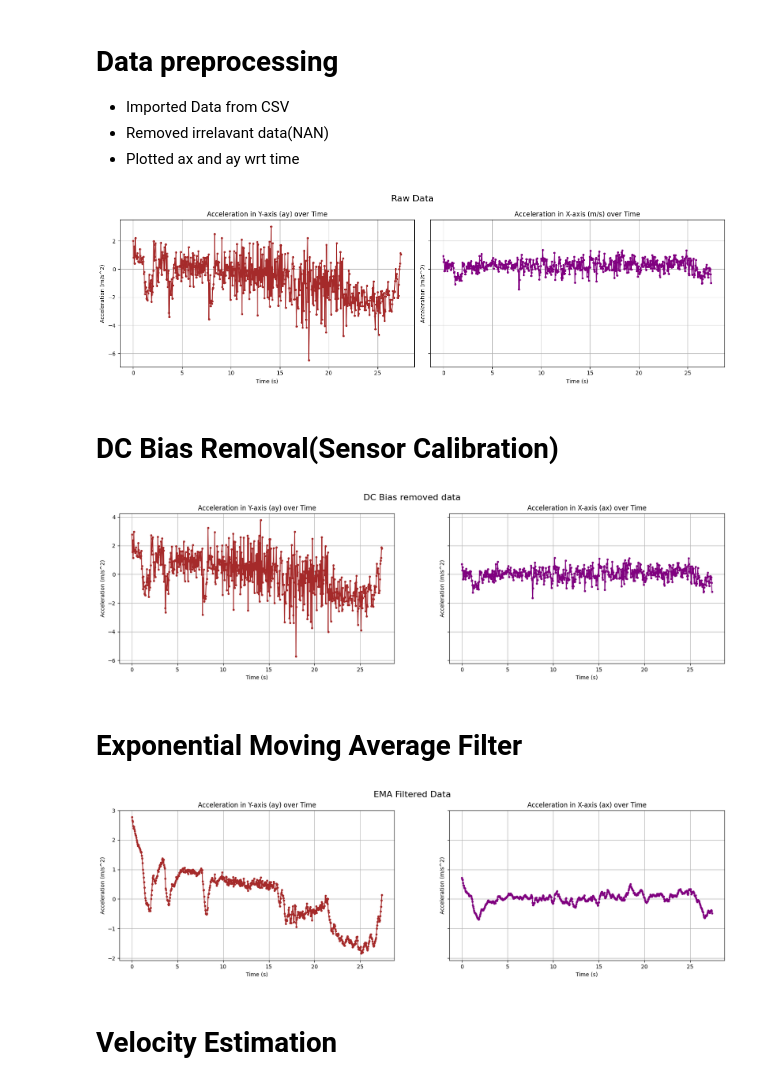
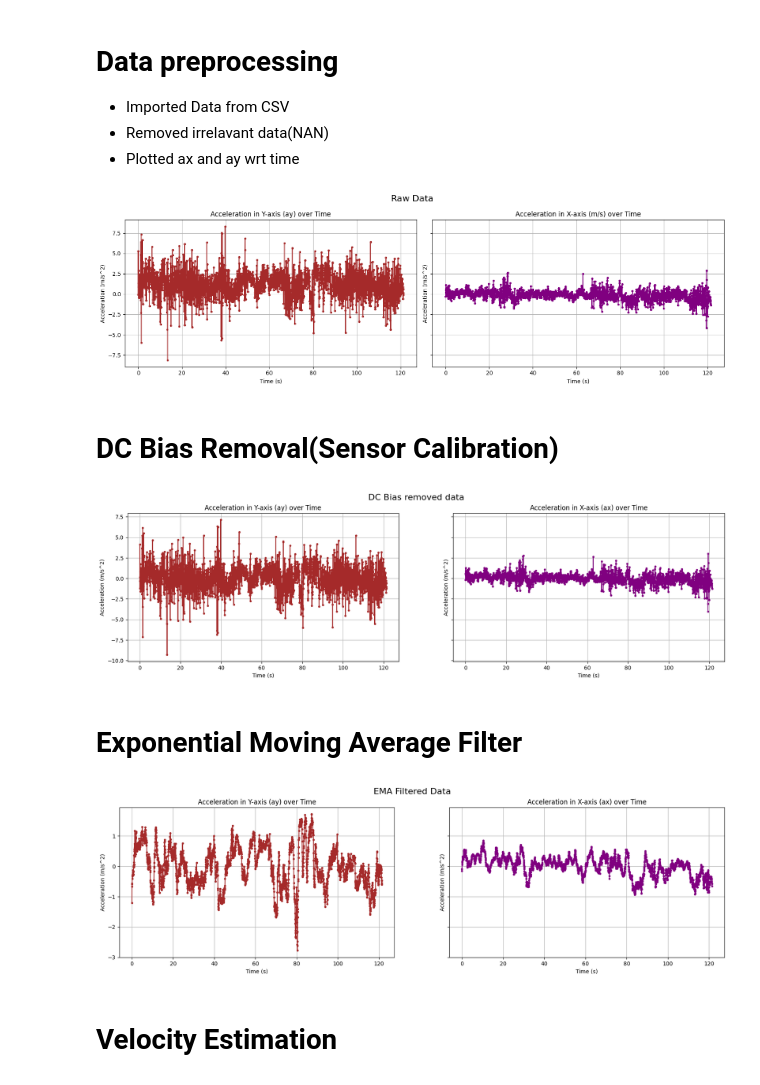
Before and after one commit to KarthickPandianPV/PATH-ESTIMATION, a Jupyter notebook: main.ipynb, the cells around one changed output. Drawn from its saved outputs; the diff is of its cells as text; code cells hidden in the pictures.

```diff
--- a/main.ipynb
+++ b/main.ipynb
@@ -6,32 +6,32 @@
 # %%
 import pandas as pd
 import numpy as np
 import matplotlib.pyplot as plt
 import math
 
-df = pd.read_csv('data1.csv')
+df = pd.read_csv('data5.csv')
 # print(df.to_string())
 df = df.dropna()
 # print(df.to_string())
 
 fig, (ax1, ax2) = plt.subplots(1, 2, figsize=(16, 5), sharey=True)
 fig.suptitle('Raw Data', fontsize=16)
 ax1.plot(df['time'], df['ay'], marker='o', linestyle='-', color='brown', markersize=3)
 ax1.set_title('Acceleration in Y-axis (ay) over Time')
 ax1.set_xlabel('Time (s)')
 ax1.set_ylabel('Acceleration (m/s^2)')
 ax1.grid(True)
 
 ax2.plot(df['time'], df['ax'], marker='o', linestyle='-', color='purple', markersize=3)
 ax2.set_title('Acceleration in X-axis (m/s) over Time')
 ax2.set_xlabel('Time (s)')
 ax2.set_ylabel('Acceleration (m/s^2)')
 ax2.grid(True)
 
 plt.tight_layout()
 plt.show()
 # %% [output]
-[figure, old version]
+[figure, new version]
 # %% [markdown]
 # DC Bias Removal(Sensor Calibration)
 # %%
@@ -59,7 +59,7 @@ ax2.set_xlabel('Time (s)')
 ax2.set_ylabel('Acceleration (m/s^2)')
 ax2.grid(True)
 # %% [output]
-[figure, old version]
+[figure, new version]
 # %% [markdown]
 # Exponential Moving Average Filter
 # %%
@@ -85,7 +85,7 @@ ax2.set_xlabel('Time (s)')
 ax2.set_ylabel('Acceleration (m/s^2)')
 ax2.grid(True)
 # %% [output]
-[figure, old version]
+[figure, new version]
 # %% [markdown]
 # Velocity Estimation
 # %%
```
Also changed, not shown: parts of 4 cells of this notebook, 3 other files.
